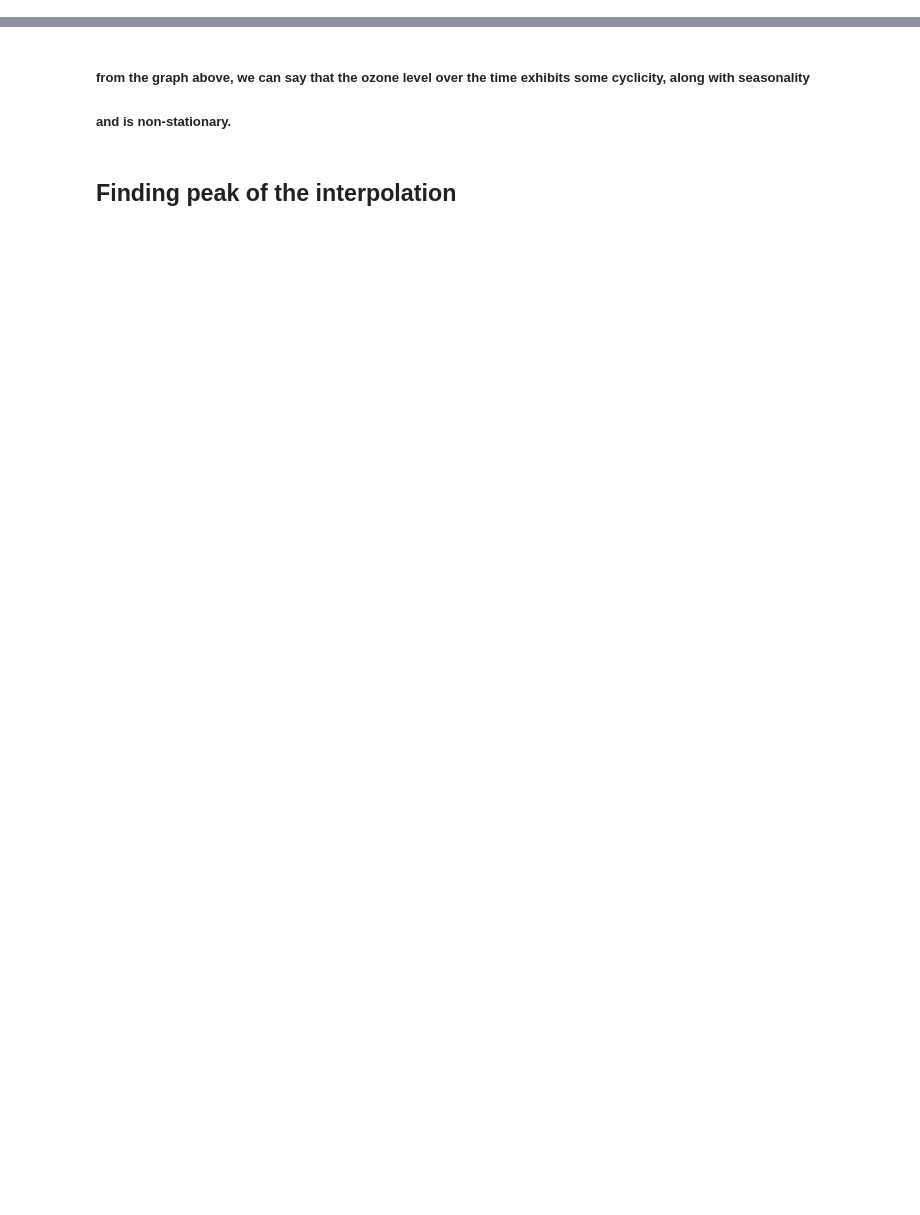
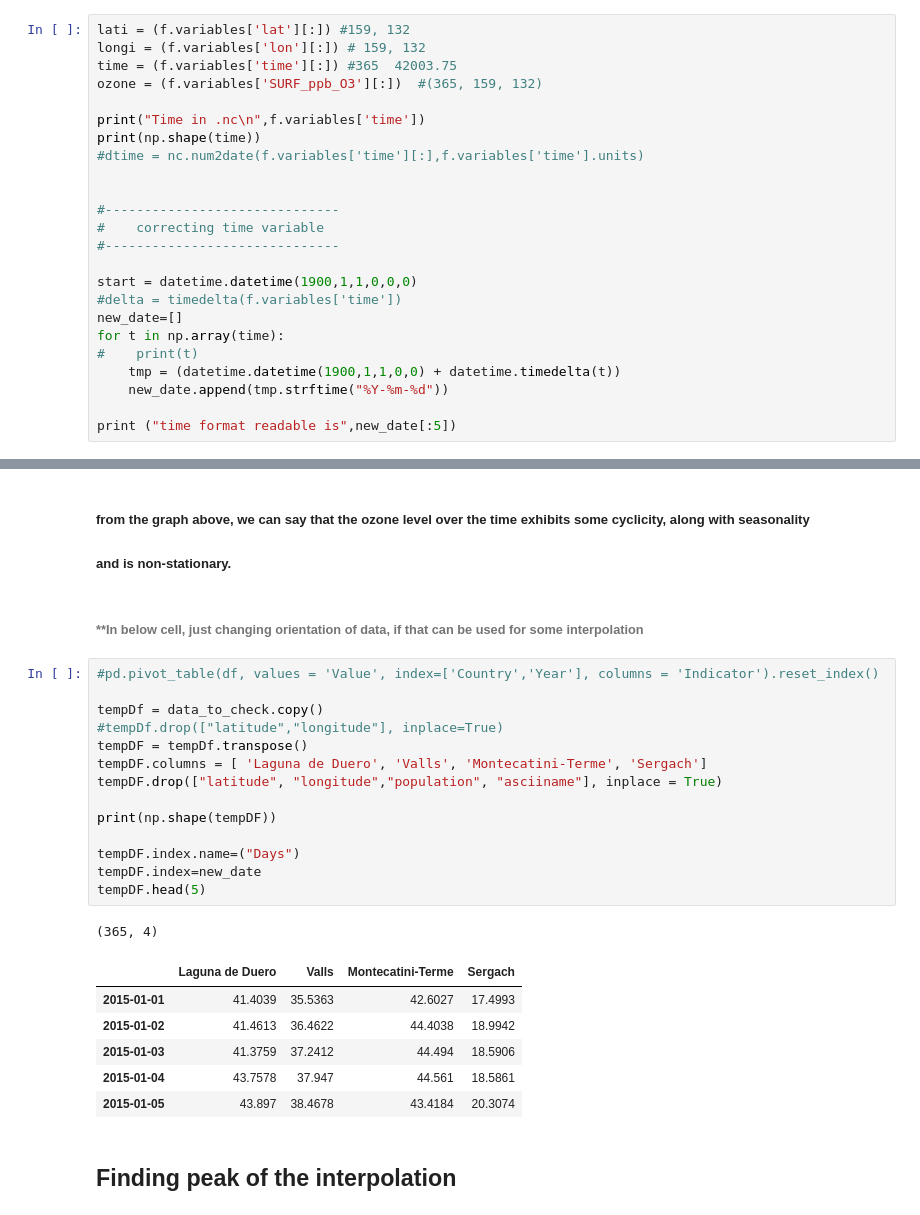
Before and after one commit to AmnaKhan1/Worst-7-days-Ozone-Levels, a Jupyter notebook: OzoneLevels.ipynb, the cells around one changed output, grey strips where cells are left out. Cells and saved outputs as stored; diff of their text form; blank space fills up the shorter version.

Commit message:
some changed added to the interpolation

```diff
--- a/OzoneLevels.ipynb
+++ b/OzoneLevels.ipynb
@@ -69,0 +67,24 @@ ozone = (f.variables['SURF_ppb_O3'][:])  #(365, 159, 132)
+# %%
+lati = (f.variables['lat'][:]) #159, 132
+longi = (f.variables['lon'][:]) # 159, 132
+time = (f.variables['time'][:]) #365  42003.75
+ozone = (f.variables['SURF_ppb_O3'][:])  #(365, 159, 132)
+
+print("Time in .nc\n",f.variables['time'])
+print(np.shape(time))
+#dtime = nc.num2date(f.variables['time'][:],f.variables['time'].units)
+
+
+#------------------------------
+#    correcting time variable
+#------------------------------
+
+start = datetime.datetime(1900,1,1,0,0,0)
+#delta = timedelta(f.variables['time'])
+new_date=[]
+for t in np.array(time):
+#    print(t)
+    tmp = (datetime.datetime(1900,1,1,0,0) + datetime.timedelta(t))
+    new_date.append(tmp.strftime("%Y-%m-%d"))
+
+print ("time format readable is",new_date[:5])
@@ -268,5 +369,29 @@ plt.show()
 # %% [markdown]
 ##### from the graph above, we can say that the ozone level over the time exhibits some cyclicity, along with seasonality
 ##### and is non-stationary.
+# %% [markdown]
+###### **In below cell, just changing orientation of data, if that can be used for some interpolation
+# %%
+#pd.pivot_table(df, values = 'Value', index=['Country','Year'], columns = 'Indicator').reset_index()
+
+tempDf = data_to_check.copy()
+#tempDf.drop(["latitude","longitude"], inplace=True)
+tempDF = tempDf.transpose()
+tempDF.columns = [ 'Laguna de Duero', 'Valls', 'Montecatini-Terme', 'Sergach']
+tempDF.drop(["latitude", "longitude","population", "asciiname"], inplace = True)
+
+print(np.shape(tempDF))
+
+tempDF.index.name=("Days")
+tempDF.index=new_date
+tempDF.head(5)
+# %% [output]
+(365, 4)
+|  | Laguna de Duero | Valls | Montecatini-Terme | Sergach |
+| 2015-01-01 | 41.4039 | 35.5363 | 42.6027 | 17.4993 |
+| 2015-01-02 | 41.4613 | 36.4622 | 44.4038 | 18.9942 |
+| 2015-01-03 | 41.3759 | 37.2412 | 44.494 | 18.5906 |
+| 2015-01-04 | 43.7578 | 37.947 | 44.561 | 18.5861 |
+| 2015-01-05 | 43.897 | 38.4678 | 43.4184 | 20.3074 |
 # %% [markdown]
 ## Finding peak of the interpolation
```
Also changed, not shown: parts of 13 cells of this notebook.
